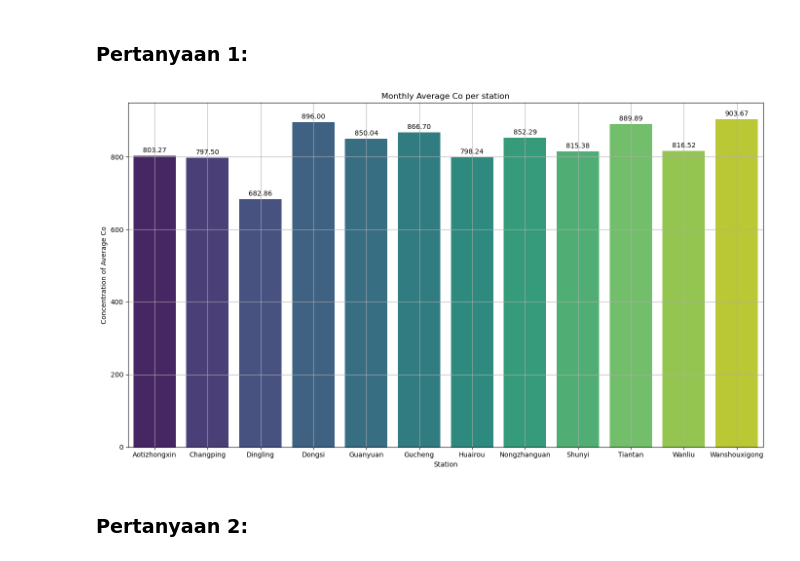
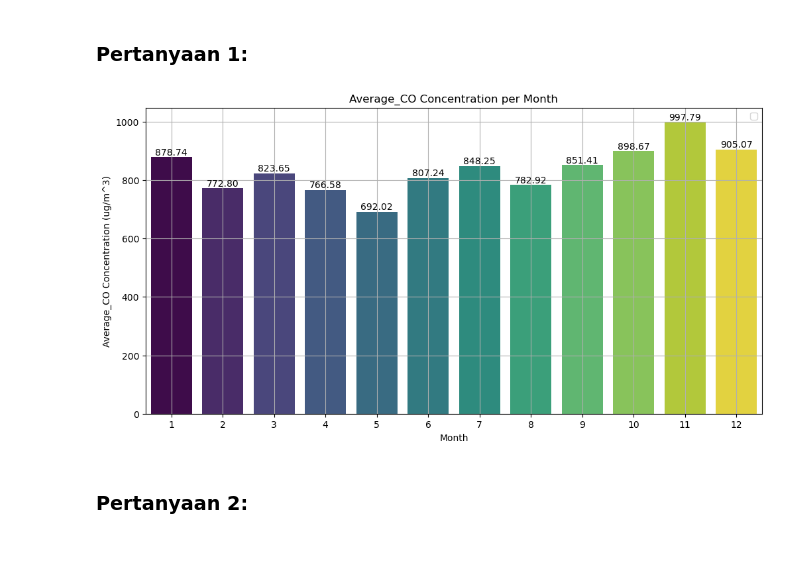
Before and after one commit to thoriqdhiyaaptaribowo/Fundamental-Data-Analysis-Dicoding, a Jupyter notebook: Proyek_Analisis_Data.ipynb, the cells around one changed output. Saved outputs shown, nothing was run; the diff lists cells and outputs as text; code cells hidden in the pictures.

```diff
--- a/Proyek_Analisis_Data.ipynb
+++ b/Proyek_Analisis_Data.ipynb
@@ -132,12 +132,19 @@ dtype: int64
 # %% [markdown]
 ### Explore Kadar CO dan SO2 Per Stasiun
 # %%
-df_explore = df_clean.groupby(["station"]).agg(
-    Average_CO=('CO', 'mean'),
-    Average_SO2=('SO2', 'mean')
-).reset_index()
+df_monthly_index = df_clean.groupby(["station", "month"]).agg(
+        Average_CO=('CO', 'mean'),
+        Max_CO=('CO', 'max'),
+        Min_CO=('CO', 'min'),
+        STD_CO=('CO','std'),
+        Average_SO2=('SO2', 'mean'),
+        Max_SO2=('SO2', 'max'),
+        Min_SO2=('SO2', 'min'),
+        STD_SO2=('SO2','std')
+        ).reset_index()
 
-print_data(df_explore)
-create_boxplot(df_explore)
+df_monthly_index.to_csv("Dashboard/main_data.csv")
+print_data(df_monthly_index)
+create_boxplot(df_monthly_index)
 # %% [output]
 ===== Head =====
@@ -167,27 +174,22 @@ dtype: int64
 # %% [markdown]
 ### Pertanyaan 1:
 # %%
-def plot_monthly_avg_per_station(df, y_col, x_col, figsize=(10, 6)):
-    plt.figure(figsize=figsize)
-    ax = sns.barplot(data=df, x=x_col, y=y_col,hue=x_col, palette='viridis')
+def avg_polutant_month (df, polutant):
+    plt.figure(figsize=(12,6))
+    ax = sns.barplot(data=df, x='month', y=polutant, hue='month', palette='viridis', errorbar=None)
 
     for container in ax.containers:
-        ax.bar_label(container, fmt='%.2f', label_type='edge', padding=3) # type: ignore
+        ax.bar_label(container, fmt='%.2f') # type: ignore
 
-    y_name_display = y_col.replace('_', ' ').title()
-
-    plt.title(f"Monthly {y_name_display} per station")
-    plt.xlabel(x_col.capitalize())
-    plt.ylabel(f"Concentration of {y_name_display}")
+    plt.title(f'{polutant} Concentration per Month')
+    plt.xlabel('Month')
+    plt.ylabel(f'{polutant} Concentration (ug/m^3)')
+    plt.legend([])
     plt.grid(True)
-    plt.tight_layout()
     plt.show()
 
-CO_mean_col_name = 'Average_CO'
-station_col_name = 'station'
-
-plot_monthly_avg_per_station(df_explore, CO_mean_col_name, station_col_name, figsize=(14, 8))
+avg_polutant_month(df_monthly_index, 'Average_CO')
 # %% [output]
-[figure, old version]
+[figure, new version]
 # %% [markdown]
 ### Pertanyaan 2:
```
Also changed, not shown: parts of 7 cells of this notebook, 2 other files.
